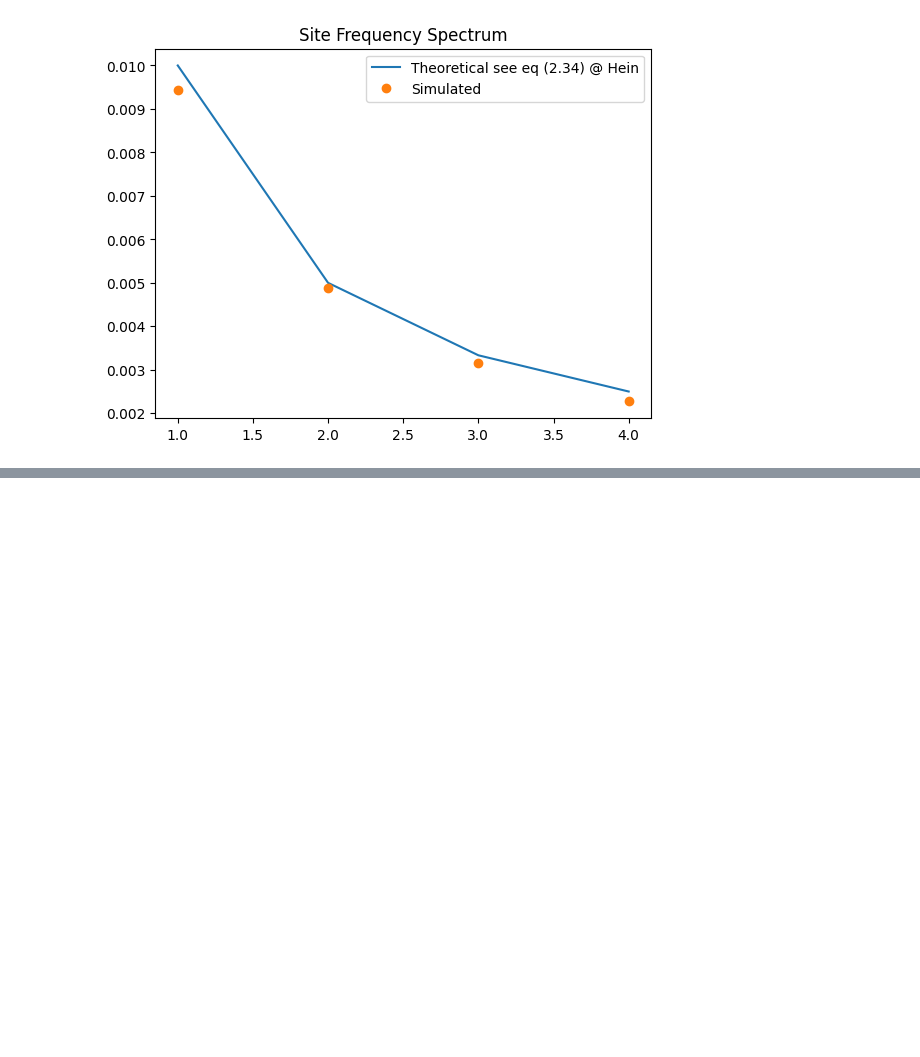
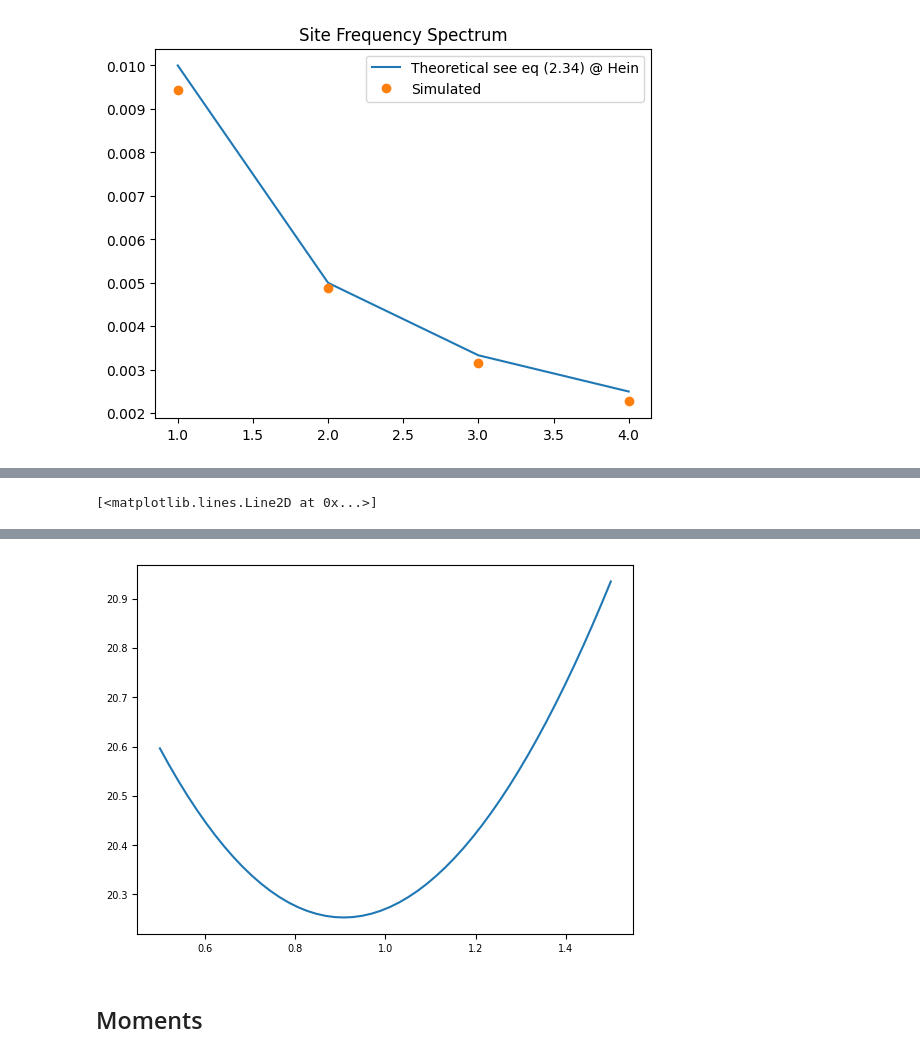
Before and after one commit to enesdilber/URPS_popgen, a Jupyter notebook: notes1.ipynb, the cells around one changed output, grey strips where cells are left out. Saved outputs shown, nothing was run; the diff lists cells and outputs as text; code cells hidden in the pictures; blank space fills up the shorter version.

```diff
--- a/notes1.ipynb
+++ b/notes1.ipynb
@@ -162,0 +194,4 @@ Text(0.5, 1.0, 'Site Frequency Spectrum')
+# %%
+Pi0 = np.array([1/2, 1/4, 1/4])
+X = np.array([10, 7, 3])
+multinomial_likelihood(Pi0, X)
@@ -162,0 +200,6 @@ Text(0.5, 1.0, 'Site Frequency Spectrum')
+# %%
+p = len(Pi0)
+
+A = np.ones(p)
+eps = 1e-10
+LC = scipy.optimize.LinearConstraint(A, 1-eps, 1+eps)
@@ -162,0 +222,7 @@ Text(0.5, 1.0, 'Site Frequency Spectrum')
+# %%
+def pi_of_kappa(kappa, p):
+    r = np.arange(1, p+1)
+    pi = 1/np.power(r, kappa)
+    return pi/sum(pi)
+# %%
+fun = lambda kappa, X: -multinomial_likelihood(pi_of_kappa(kappa, p), X)
@@ -162,0 +244,6 @@ Text(0.5, 1.0, 'Site Frequency Spectrum')
+# %%
+kappa_grid = np.linspace(0.5, 1.5)
+loss = [fun(kappa, X) for kappa in kappa_grid]
+plt.plot(kappa_grid, loss)
+# %% [output]
+[<matplotlib.lines.Line2D at 0x...>]
@@ -162,0 +252,3 @@ Text(0.5, 1.0, 'Site Frequency Spectrum')
+[figure, added]
+# %% [markdown]
+## Moments
```
Also changed, not shown: parts of 21 cells of this notebook.
